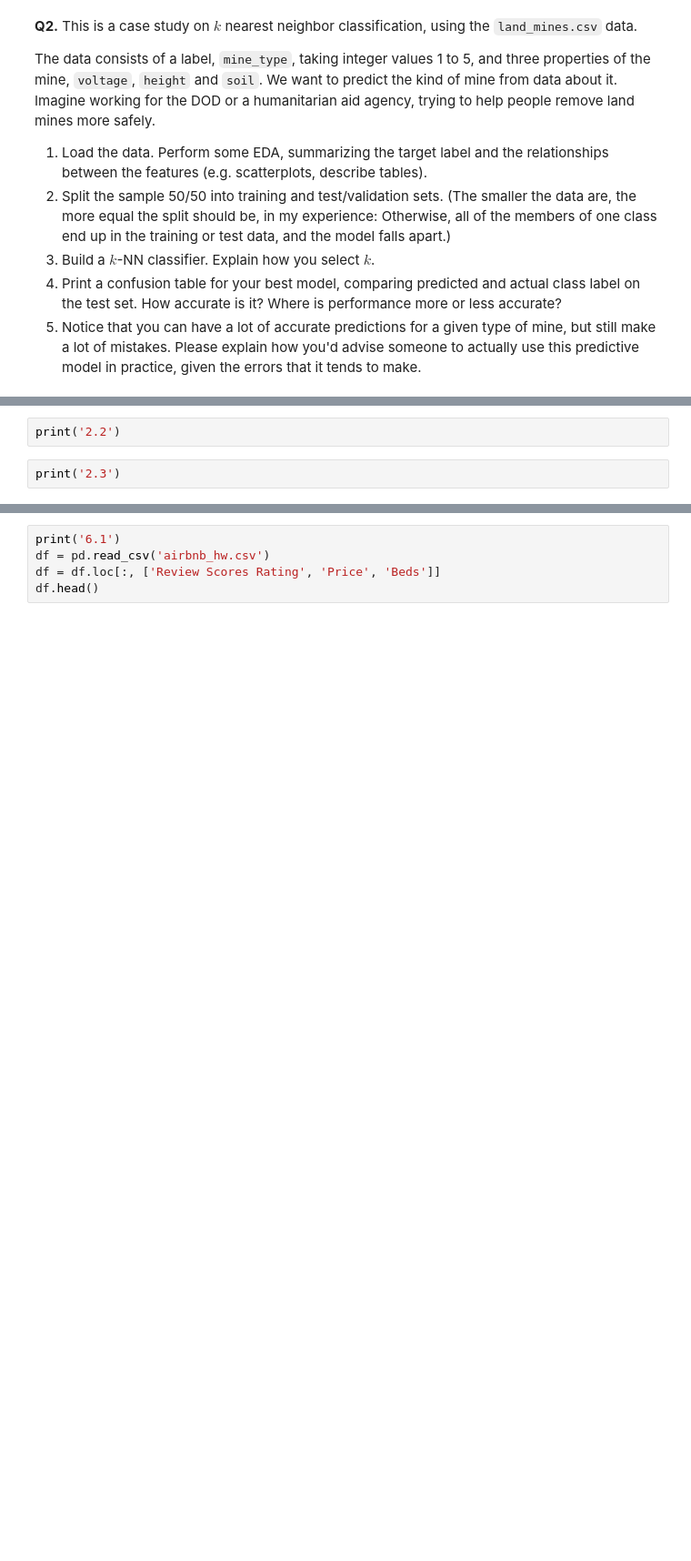
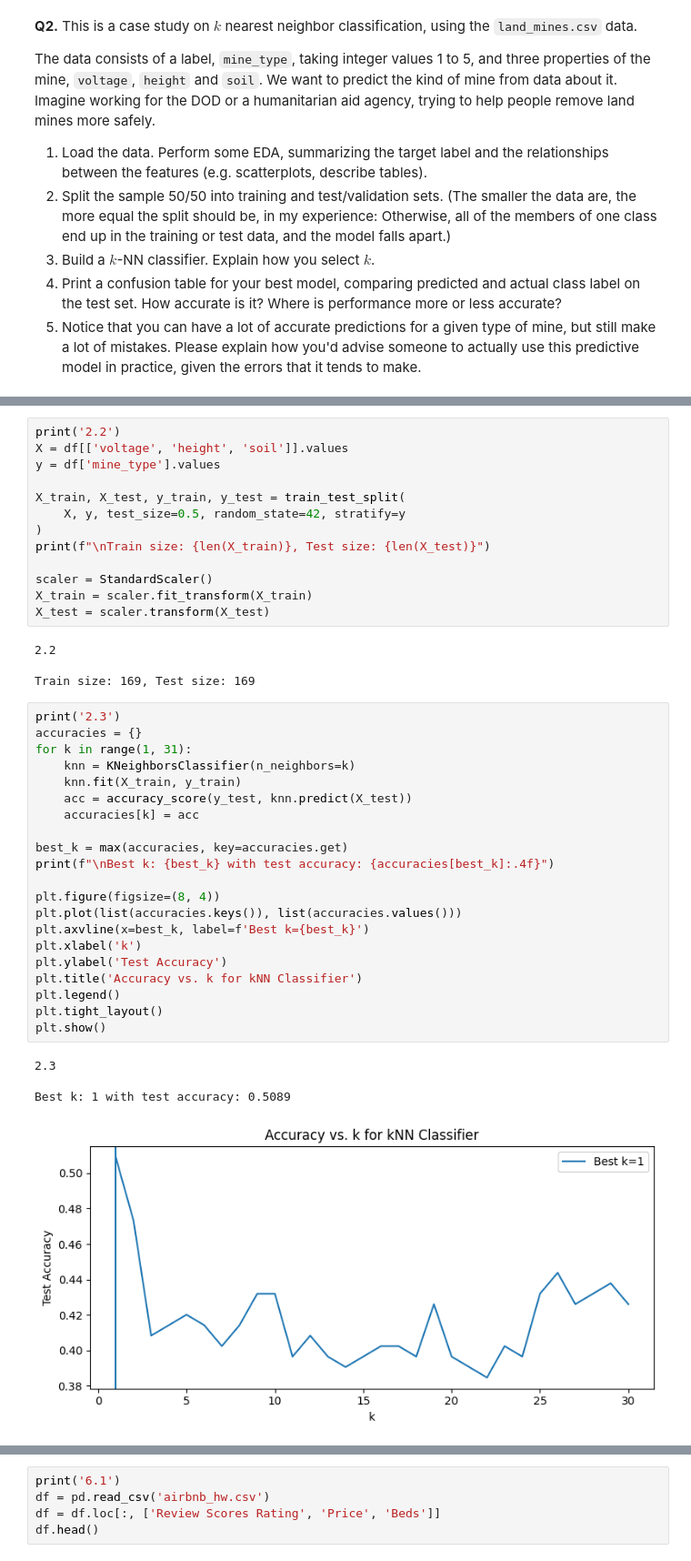
Before and after one commit to qnq9yy/undergrad_ml_assignments, a Jupyter notebook: 02_assignment_knn.ipynb, the cells around one changed output, grey strips where cells are left out. Shown at 91% size. Cells and saved outputs as stored; diff of their text form; blank space fills up the shorter version.

```diff
--- a/02_assignment_knn.ipynb
+++ b/02_assignment_knn.ipynb
@@ -53,4 +95,43 @@ FileNotFoundError: [Errno 2] No such file or directory: './data/land_mines.csv'
 # %%
 print('2.2')
+X = df[['voltage', 'height', 'soil']].values
+y = df['mine_type'].values
+
+X_train, X_test, y_train, y_test = train_test_split(
+    X, y, test_size=0.5, random_state=42, stratify=y
+)
+print(f"\nTrain size: {len(X_train)}, Test size: {len(X_test)}")
+
+scaler = StandardScaler()
+X_train = scaler.fit_transform(X_train)
+X_test = scaler.transform(X_test)
+# %% [output]
+2.2
+
+Train size: 169, Test size: 169
 # %%
 print('2.3')
+accuracies = {}
+for k in range(1, 31):
+    knn = KNeighborsClassifier(n_neighbors=k)
+    knn.fit(X_train, y_train)
+    acc = accuracy_score(y_test, knn.predict(X_test))
+    accuracies[k] = acc
+
+best_k = max(accuracies, key=accuracies.get)
+print(f"\nBest k: {best_k} with test accuracy: {accuracies[best_k]:.4f}")
+
+plt.figure(figsize=(8, 4))
+plt.plot(list(accuracies.keys()), list(accuracies.values()))
+plt.axvline(x=best_k, label=f'Best k={best_k}')
+plt.xlabel('k')
+plt.ylabel('Test Accuracy')
+plt.title('Accuracy vs. k for kNN Classifier')
+plt.legend()
+plt.tight_layout()
+plt.show()
+# %% [output]
+2.3
+
+Best k: 1 with test accuracy: 0.5089
+[figure, added]
```
Also changed, not shown: parts of 18 cells of this notebook.
